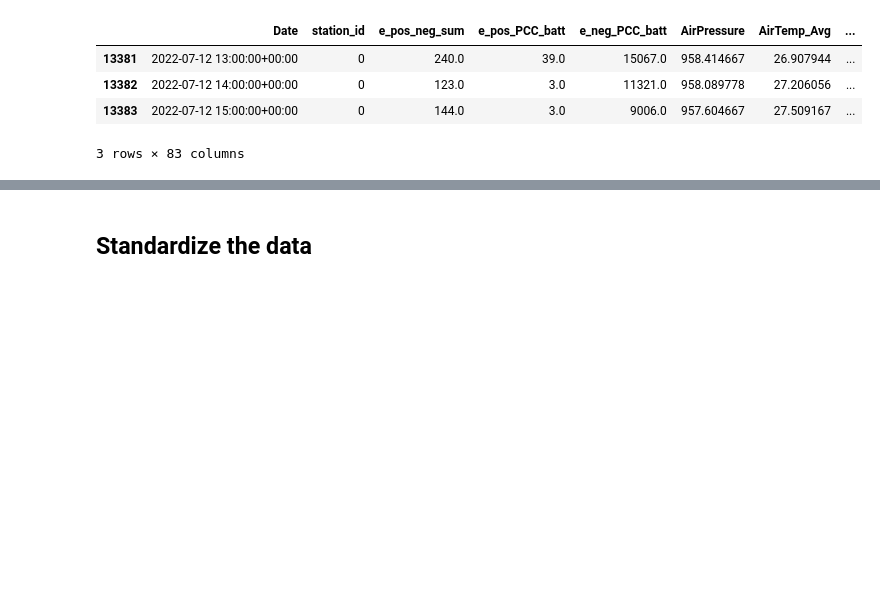
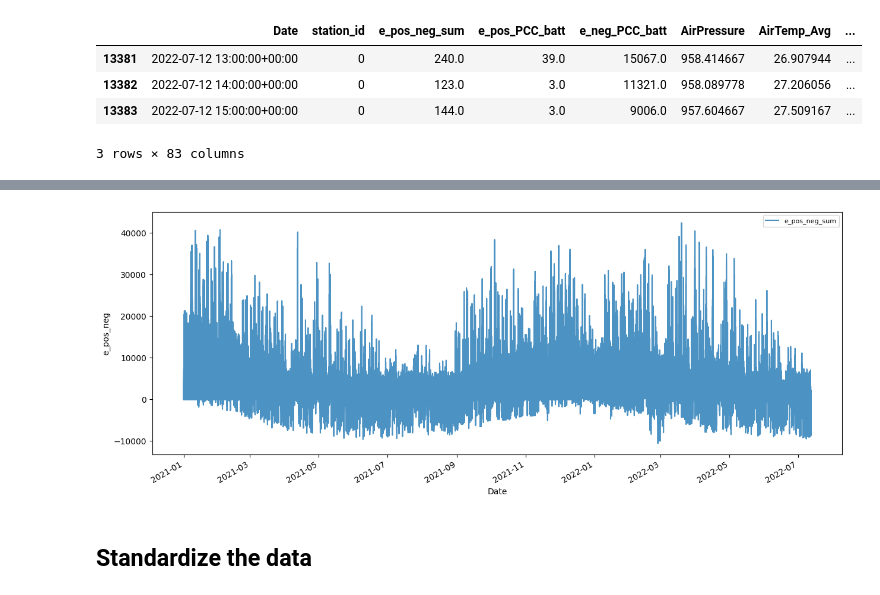
Before and after one commit to FabioLddo/time_series_energy_community_forecasting, a Jupyter notebook: Final_Project_Ippolito_Loddo_Margni.ipynb, the cells around one changed output, grey strips where cells are left out. Saved outputs shown, nothing was run; the diff lists cells and outputs as text; code cells hidden in the pictures; blank space fills up the shorter version.

```diff
--- a/Final_Project_Ippolito_Loddo_Margni.ipynb
+++ b/Final_Project_Ippolito_Loddo_Margni.ipynb
@@ -854,0 +957,13 @@ df_te.head(3)
+# %%
+# Visualize target features after outlier detection
+# Plot the e_pos_neg_N measures in the capped_df_tr dataset
+e_pos_neg_cols = [col for col in capped_df_train.columns if 'e_pos_neg' in col]
+
+# Plot the e_pos_neg_N columns against the DataFrame's index (which is now the 'Date' column)
+capped_df_train[e_pos_neg_cols].plot(figsize=(15, 6), alpha=0.8)
+plt.xlabel('Date')  # Update the x-axis label
+plt.ylabel('e_pos_neg')
+plt.legend(loc='upper right', ncol=2, fontsize=8)
+plt.show()
+# %% [output]
+[figure, added]
```
Also changed, not shown: parts of 21 cells of this notebook.
